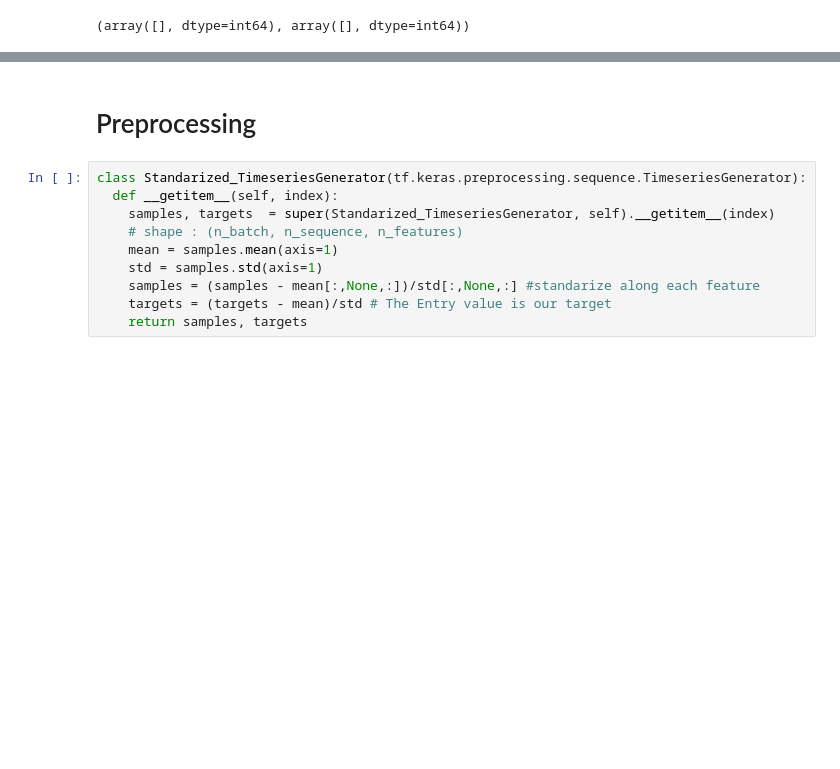
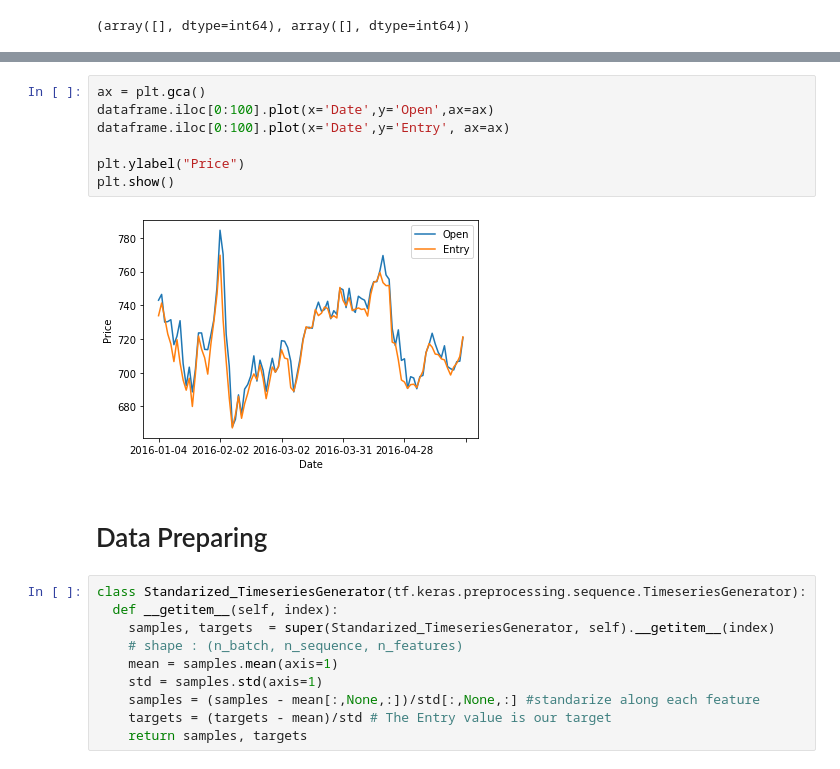
Before and after one commit to shusunny/GAN-stock-entry, a Jupyter notebook: GAN_stock_Mar31.ipynb, the cells around one changed output, grey strips where cells are left out. Saved outputs shown, nothing was run; the diff lists cells and outputs as text; blank space fills up the shorter version.

```diff
--- a/GAN_stock_Mar31.ipynb
+++ b/GAN_stock_Mar31.ipynb
@@ -96,5 +78,14 @@ plot_dataframe(dataframe)
-# %% [markdown]
-# Preprocessing
+# %%
+ax = plt.gca()
+dataframe.iloc[0:100].plot(x='Date',y='Open',ax=ax)
+dataframe.iloc[0:100].plot(x='Date',y='Entry', ax=ax)
+
+plt.ylabel("Price")
+plt.show()
+# %% [output]
+[figure, added]
+# %% [markdown]
+# Data Preparing
 # %%
 class Standarized_TimeseriesGenerator(tf.keras.preprocessing.sequence.TimeseriesGenerator):
   def __getitem__(self, index):
```
Also changed, not shown: parts of 8 cells of this notebook, 1 other file.
